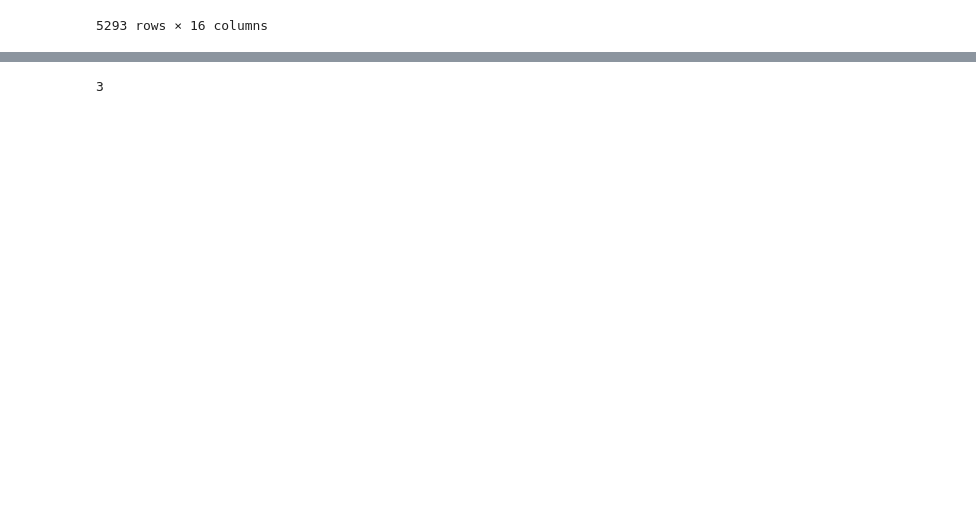
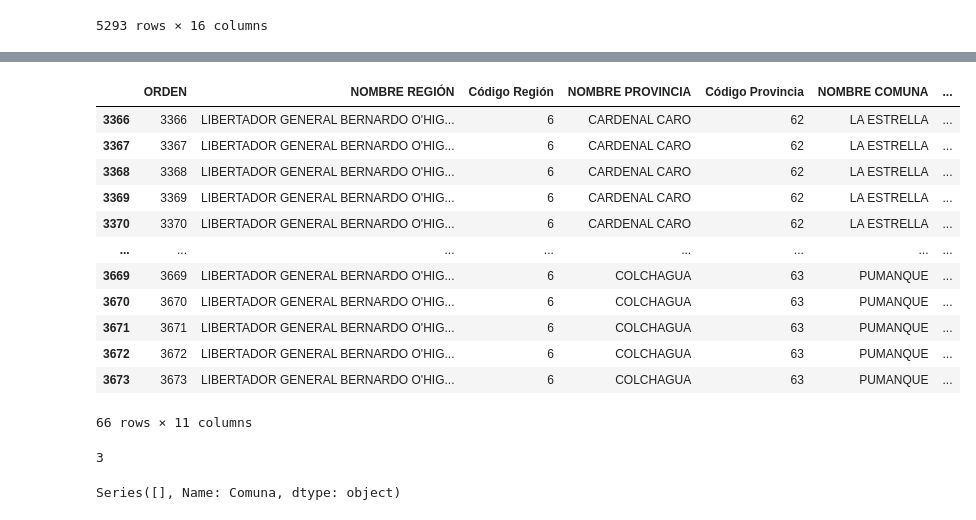
Before and after one commit to Utmite/imt2200-project, a Jupyter notebook: src/database.ipynb, the cells around one changed output, grey strips where cells are left out. Saved outputs shown, nothing was run; the diff lists cells and outputs as text; code cells hidden in the pictures; blank space fills up the shorter version.

```diff
--- a/src/database.ipynb
+++ b/src/database.ipynb
@@ -82,4 +122,28 @@ censo_ohiggins = censo[censo["NOMBRE REGIÓN"] == "LIBERTADOR GENERAL BERNARDO O
+# %%
+x = list(set(censo_ohiggins["Código Comuna"].unique()) - set(farmacias_ohiggins["ID_COMUNA"].unique()))
+sin_farmacia = censo_ohiggins[censo_ohiggins["Código Comuna"].isin(x)]
+# %%
+sin_farmacia.drop_duplicates(subset=["Código Comuna"])
+# %% [output]
+|  | ORDEN | NOMBRE REGIÓN | Código Región | NOMBRE PROVINCIA | Código Provincia | NOMBRE COMUNA | ... |
+| 3366 | 3366 | LIBERTADOR GENERAL BERNARDO O'HIG... | 6 | CARDENAL CARO | 62 | LA ESTRELLA | ... |
+| 3367 | 3367 | LIBERTADOR GENERAL BERNARDO O'HIG... | 6 | CARDENAL CARO | 62 | LA ESTRELLA | ... |
+| 3368 | 3368 | LIBERTADOR GENERAL BERNARDO O'HIG... | 6 | CARDENAL CARO | 62 | LA ESTRELLA | ... |
+| 3369 | 3369 | LIBERTADOR GENERAL BERNARDO O'HIG... | 6 | CARDENAL CARO | 62 | LA ESTRELLA | ... |
+| 3370 | 3370 | LIBERTADOR GENERAL BERNARDO O'HIG... | 6 | CARDENAL CARO | 62 | LA ESTRELLA | ... |
+| ... | ... | ... | ... | ... | ... | ... | ... |
+| 3669 | 3669 | LIBERTADOR GENERAL BERNARDO O'HIG... | 6 | COLCHAGUA | 63 | PUMANQUE | ... |
+| 3670 | 3670 | LIBERTADOR GENERAL BERNARDO O'HIG... | 6 | COLCHAGUA | 63 | PUMANQUE | ... |
+| 3671 | 3671 | LIBERTADOR GENERAL BERNARDO O'HIG... | 6 | COLCHAGUA | 63 | PUMANQUE | ... |
+| 3672 | 3672 | LIBERTADOR GENERAL BERNARDO O'HIG... | 6 | COLCHAGUA | 63 | PUMANQUE | ... |
+| 3673 | 3673 | LIBERTADOR GENERAL BERNARDO O'HIG... | 6 | COLCHAGUA | 63 | PUMANQUE | ... |
+66 rows × 11 columns
 # %%
 len(censo_ohiggins["NOMBRE COMUNA"].unique()) - len(farmacias_ohiggins["Comuna"].unique())
 # %% [output]
 3
+# %%
+recintos_de_salud.loc[:,"Comuna ID"] = recintos_de_salud.loc[:,"Comuna"].map(comuna_codigo_dict)
+recintos_de_salud[recintos_de_salud["Comuna ID"].isna()]["Comuna"]
+# %% [output]
+Series([], Name: Comuna, dtype: object)
```
Also changed, not shown: parts of 12 cells of this notebook, 1 other file.
